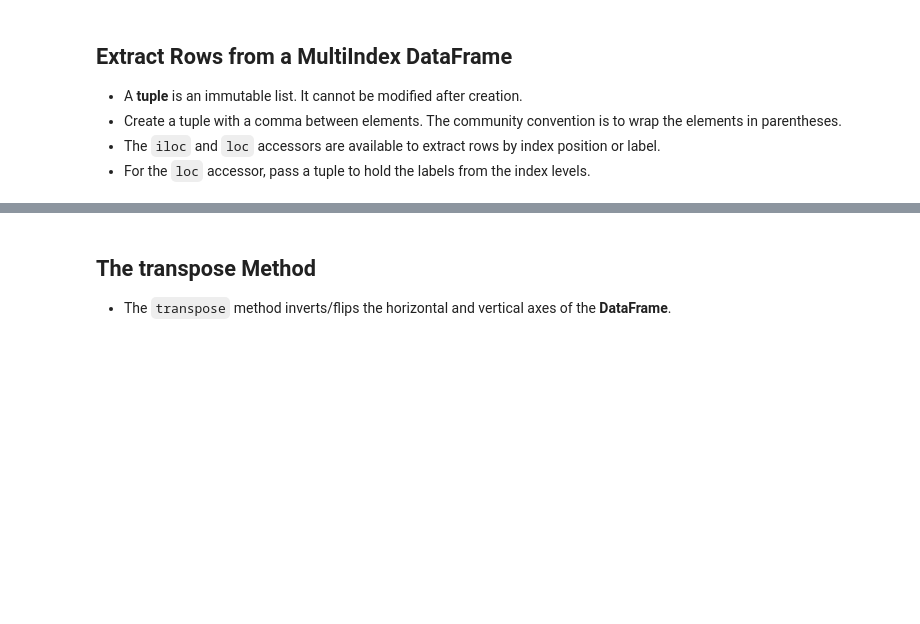
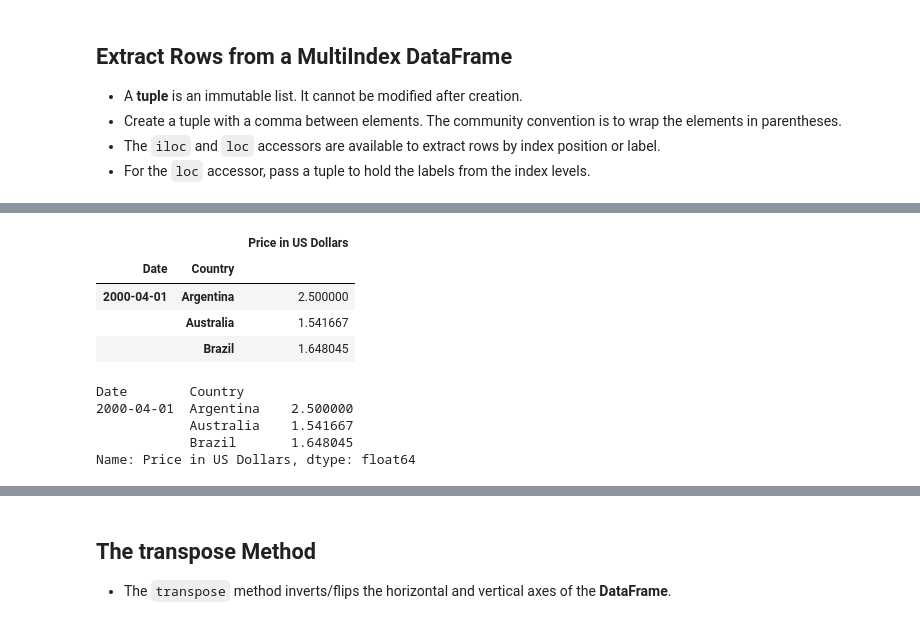
Before and after one commit to Petar-Koprinkov/Pandas, a Jupyter notebook: Incomplete/08 - MultiIndex.ipynb, the cells around one changed output, grey strips where cells are left out. Drawn from its saved outputs; the diff is of its cells as text; code cells hidden in the pictures; blank space fills up the shorter version.

```diff
--- a/Incomplete/08 - MultiIndex.ipynb
+++ b/Incomplete/08 - MultiIndex.ipynb
@@ -404,0 +448,16 @@ bigmac.sort_index(ascending=[True, False])
+# %%
+bigmac.loc[('2000-04-01', 'Argentina'): ('2000-04-01', 'Brazil')]
+# %% [output]
+|  |  | Price in US Dollars |
+| Date | Country |  |
+| 2000-04-01 | Argentina | 2.500000 |
+|  | Australia | 1.541667 |
+|  | Brazil | 1.648045 |
+# %%
+bigmac.loc[('2000-04-01', 'Argentina'): ('2000-04-01', 'Brazil'), 'Price in US Dollars']
+# %% [output]
+Date        Country
+2000-04-01  Argentina    2.500000
+            Australia    1.541667
+            Brazil       1.648045
+Name: Price in US Dollars, dtype: float64
```
Also changed, not shown: parts of 9 cells of this notebook.
